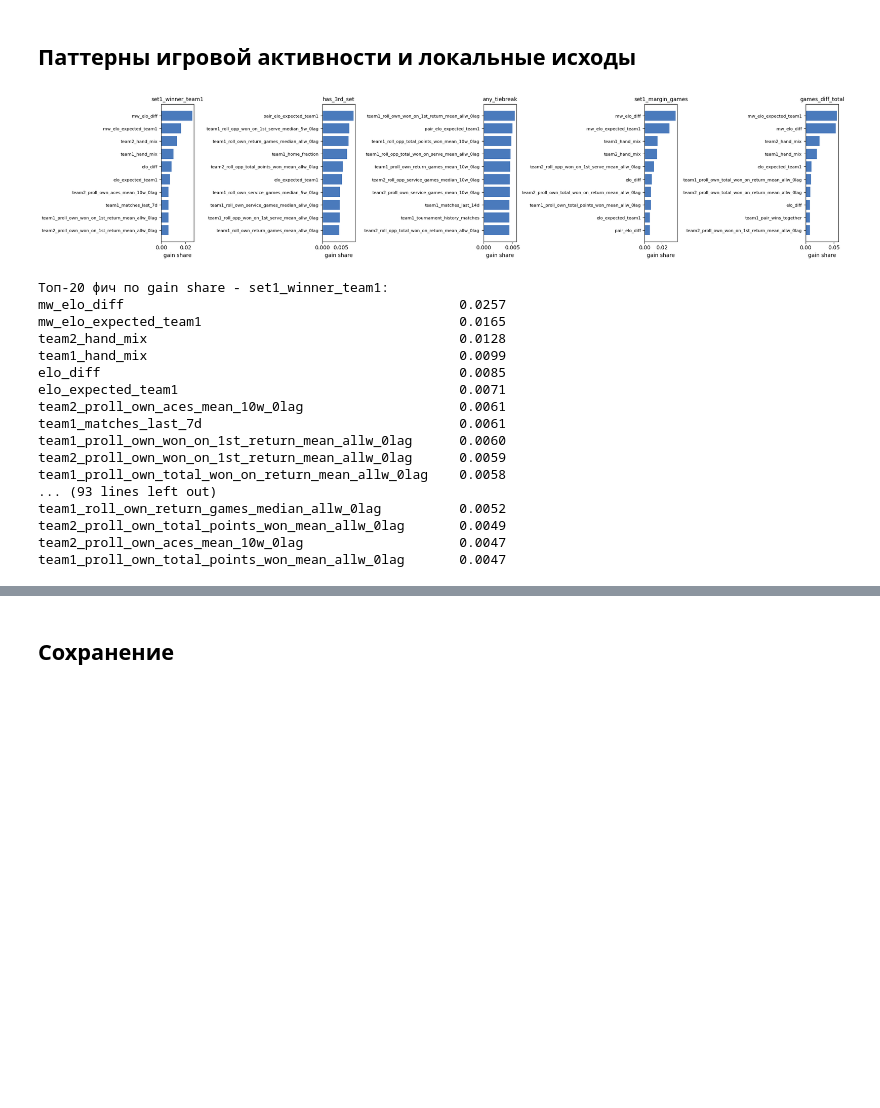
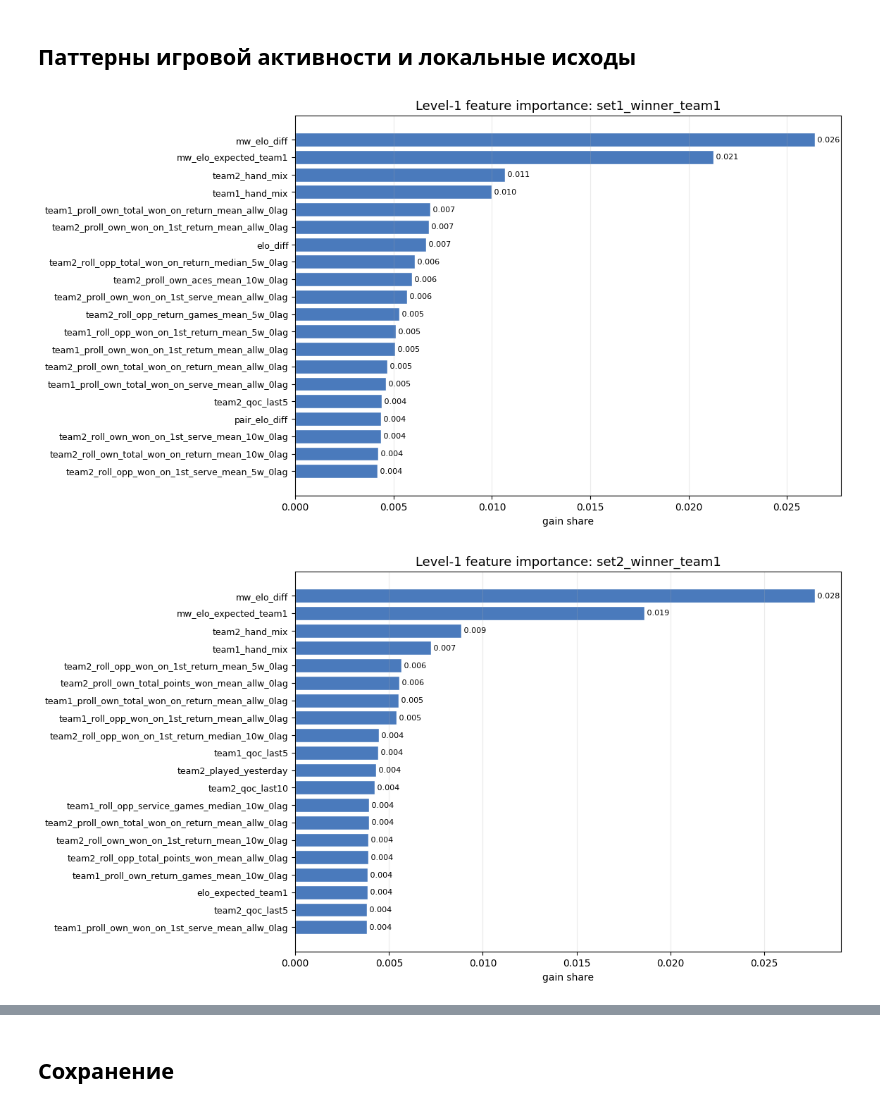
Before and after one commit to potroshitelshuk/local_padel_predictions, a Jupyter notebook: notebooks/04_local_outcomes/01_level1_models.ipynb, the cells around one changed output, grey strips where cells are left out. Cells and saved outputs as stored; diff of their text form; code cells hidden in the pictures; blank space fills up the shorter version.

```diff
--- a/notebooks/04_local_outcomes/01_level1_models.ipynb
+++ b/notebooks/04_local_outcomes/01_level1_models.ipynb
@@ -115,8 +142,9 @@ valid["tournament_level_enc"] = le.fit_transform(valid["tournament_level"].filln
 static_cols = ["round", "tournament_level_enc"]
 
 TARGET_COLS = [
-    "set1_winner_team1", "has_3rd_set", "any_tiebreak",
-    "set1_margin_games", "games_diff_total",
+    "set1_winner_team1", "set2_winner_team1", "wins_in_straights_team1",
+    "has_3rd_set", "any_tiebreak",
+    "set1_margin_games", "set2_margin_games", "games_diff_total", "total_games",
 ]
 
 data = valid[["match_id", "tournament_id", "played_at", "year"] + TARGET_COLS + static_cols].copy()
@@ -325,61 +360,48 @@ plt.show()
 # %%
 train_all = data[data["played_at"] < pd.Timestamp("2025-01-01")]
 train_all_aug = augment_with_swap(
     train_all,
     binary_invert_cols=SWAP_BINARY_INVERT,
     negate_cols=SWAP_NEGATE,
 )
 
-TOPK_PLOT = 10
+
+TOPK_PLOT = 20
 TOPK_PRINT = 20
 imp_rows = []
 gain_full = {}
+
 for target, kind in TARGETS.items():
     model = fit_model(train_all_aug, feat_cols, target, kind)
     booster = model.get_booster()
     score = booster.get_score(importance_type="gain")
     if score and next(iter(score)).startswith("f") and next(iter(score))[1:].isdigit():
         idx_to_feat = {f"f{i}": f for i, f in enumerate(feat_cols)}
         score = {idx_to_feat[k]: v for k, v in score.items()}
+
     gain = pd.Series(score).sort_values(ascending=False)
     gain = gain / gain.sum()
     gain_full[target] = gain
-    for feat, share in gain.head(TOPK_PLOT).items():
+
+    for feat, share in gain.head(TOPK_PRINT).items():
         imp_rows.append({"target": target, "feature": feat, "gain_share": share})
 
 imp_df = pd.DataFrame(imp_rows)
 
-fig, axes = plt.subplots(1, len(TARGETS), figsize=(4.2 * len(TARGETS), 4.5))
-for ax, target in zip(axes, TARGETS):
-    sub = imp_df[imp_df["target"] == target].sort_values("gain_share")
-    ax.barh(sub["feature"], sub["gain_share"], color="#4a7abc")
-    ax.set_title(target, fontsize=10)
-    ax.tick_params(axis="y", labelsize=8)
+for target, gain in gain_full.items():
+    sub = gain.head(TOPK_PLOT).sort_values()
+
+    fig, ax = plt.subplots(figsize=(10, 7))
+    ax.barh(sub.index, sub.values, color="#4a7abc", edgecolor="white")
+    ax.set_title(f"Level-1 feature importance: {target}", fontsize=13)
     ax.set_xlabel("gain share")
-plt.tight_layout()
-plt.show()
+    ax.tick_params(axis="y", labelsize=9)
+    ax.grid(axis="x", alpha=0.25)
 
-for target, gain in gain_full.items():
-    print(f"\nТоп-{TOPK_PRINT} фич по gain share - {target}:")
-    print(gain.head(TOPK_PRINT).round(4).to_string())
+    for i, value in enumerate(sub.values):
+        ax.text(value, i, f" {value:.3f}", va="center", fontsize=8)
 
-imp_df.to_csv(FEATURES / "level1_feature_importance.csv", index=False)
+    plt.show()
 # %% [output]
-[figure, old version]
+[figure, new version]
-Топ-20 фич по gain share - set1_winner_team1:
-mw_elo_diff                                           0.0257
-mw_elo_expected_team1                                 0.0165
-team2_hand_mix                                        0.0128
-team1_hand_mix                                        0.0099
-elo_diff                                              0.0085
-elo_expected_team1                                    0.0071
-team2_proll_own_aces_mean_10w_0lag                    0.0061
-team1_matches_last_7d                                 0.0061
-team1_proll_own_won_on_1st_return_mean_allw_0lag      0.0060
-team2_proll_own_won_on_1st_return_mean_allw_0lag      0.0059
-team1_proll_own_total_won_on_return_mean_allw_0lag    0.0058
-... (93 lines left out)
-team1_roll_own_return_games_median_allw_0lag          0.0052
-team2_proll_own_total_points_won_mean_allw_0lag       0.0049
-team2_proll_own_aces_mean_10w_0lag                    0.0047
-team1_proll_own_total_points_won_mean_allw_0lag       0.0047
+[figure, added]
```
Also changed, not shown: parts of 10 cells of this notebook, 5 other files.
